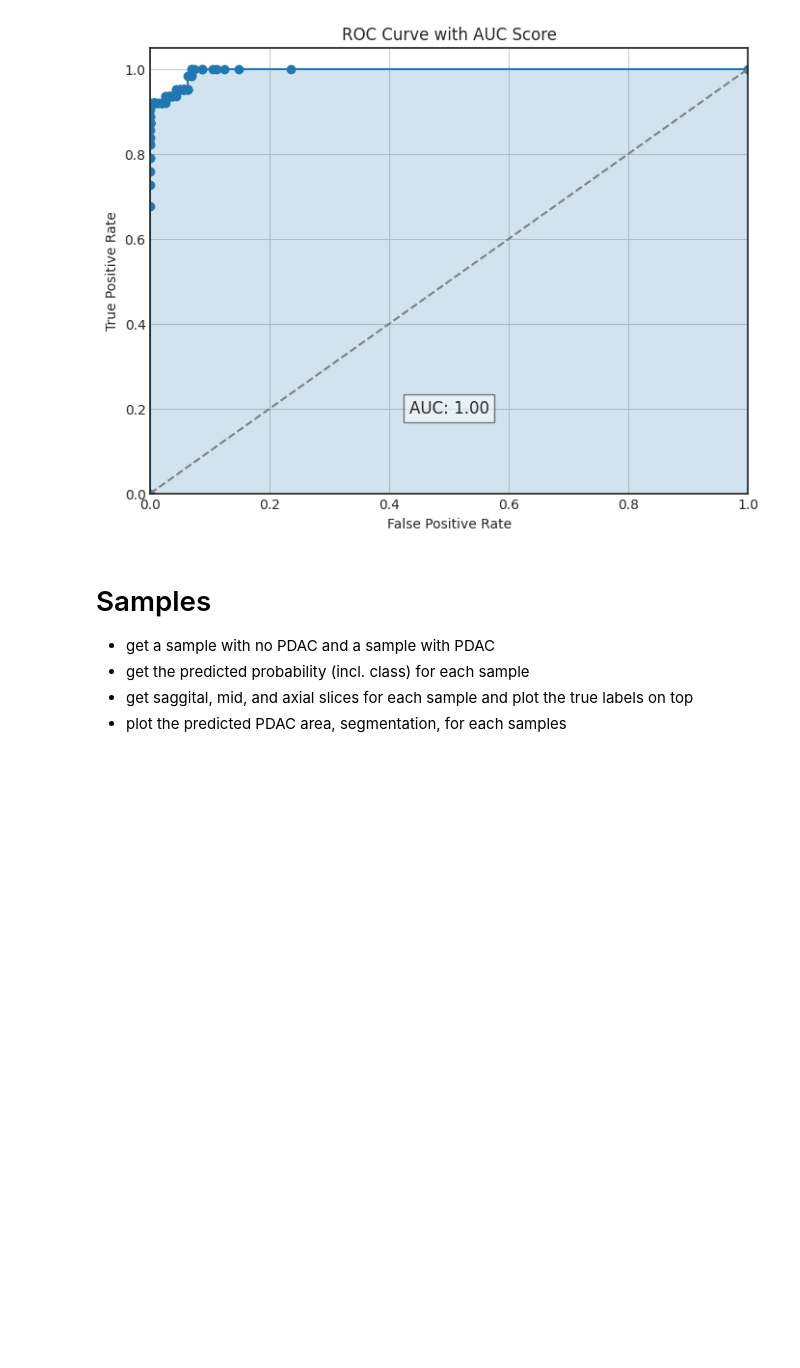
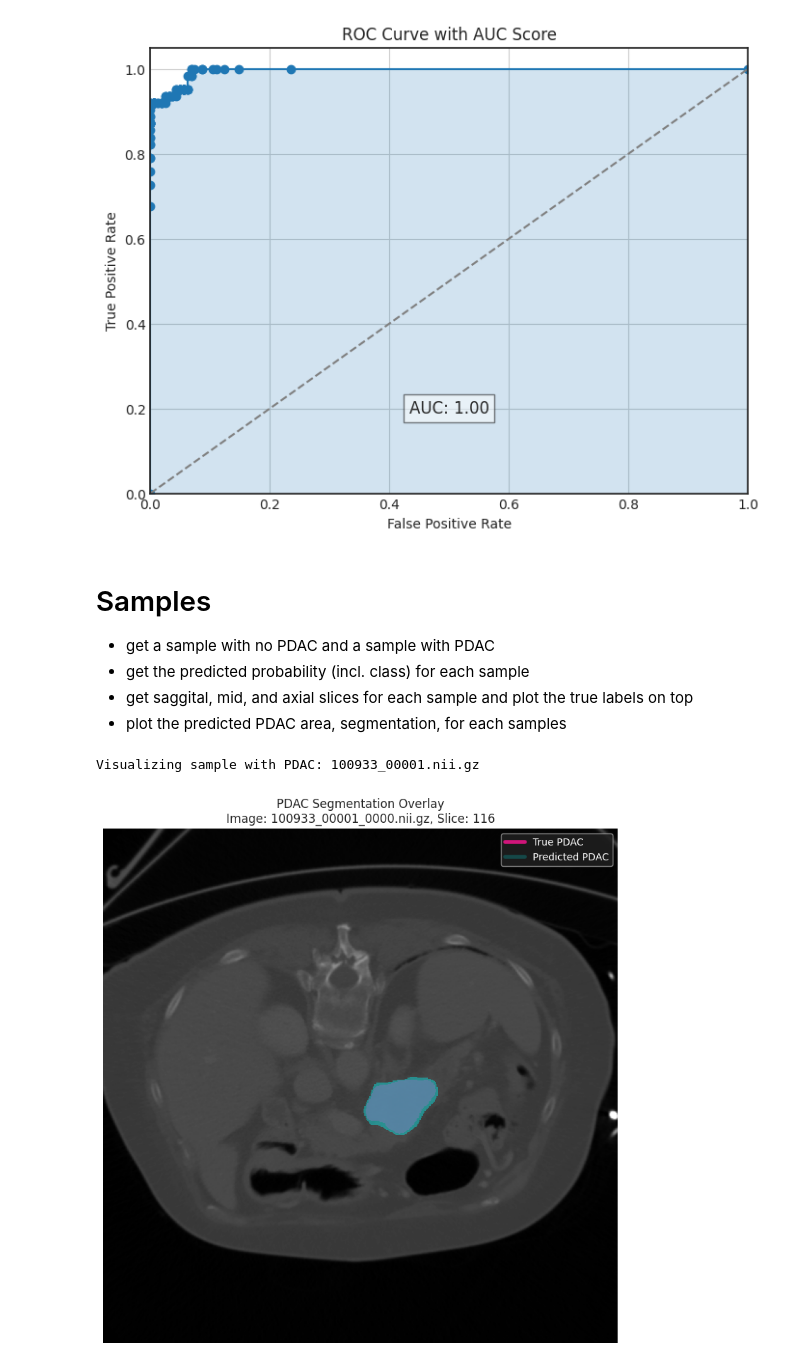
Before and after one commit to mirklys/PDAC_Detection_forked, a Jupyter notebook: test_model.ipynb, the cells around one changed output. Cells and saved outputs as stored; diff of their text form; code cells hidden in the pictures; blank space fills up the shorter version.

Commit message:
fixed the plots

```diff
--- a/test_model.ipynb
+++ b/test_model.ipynb
@@ -24,6 +26,6 @@ plt.style.use("seaborn-v0_8-white")
 # %%
 ROOT_DIR = os.getcwd() #
-WORKSPACE_DIR = os.path.join(ROOT_DIR, "workspace", "test")
+WORKSPACE_DIR = os.path.join(ROOT_DIR, "test")
 # %%
 IMAGE_DIR = os.path.join(WORKSPACE_DIR, "imagesTs")
 TRUE_LABEL_DIR = os.path.join(WORKSPACE_DIR, "labelsTs", "true")
@@ -43,7 +45,7 @@ LABEL_ANNOTATIONS = {
 # %%
 RESULTS_DIR = os.path.join(ROOT_DIR, "results")
 os.makedirs(RESULTS_DIR, exist_ok=True)
-LABEL_DISTRIBUTIONS_PATH = os.path.join(RESULTS_DIR, "label_distributions.pkl")
+LABEL_DISTRIBUTIONS_PATH = os.path.join(RESULTS_DIR, "label_distributions.npy")
 # %%
 pdac_likelihood_json_path = os.path.join(PREDICTED_RESULTS_DIR, "pdac-likelihood.json")
 try:
@@ -370,8 +376,7 @@ def plot_true_and_predicted_segmentation_overlay(
         ax.imshow(true_pdac_mask_slice, cmap=ListedColormap(["none", "deeppink"]), alpha=0.4, origin="lower", label="True PDAC")
     else:
         print(f"No true PDAC lesion found on slice {slice_idx} for {true_label_filename}.")
-        # Still add label for legend consistency if needed, or handle differently
-        # ax.plot([], [], color='deeppink', alpha=0.4, label="True PDAC (not present on slice)")
+        ax.plot([], [], color='deeppink', alpha=0.4, label="True PDAC (not present on slice)")
 
 
     # Overlay predicted PDAC lesion
@@ -381,7 +386,7 @@ def plot_true_and_predicted_segmentation_overlay(
         ax.imshow(predicted_pdac_map_slice, cmap=ListedColormap(["none", "cyan"]), alpha=0.4, origin="lower", label="Predicted PDAC")
     elif predicted_pdac_map_slice is not None:
         print(f"No predicted PDAC lesion found on slice {slice_idx} for {predicted_map_filename}.")
-        # ax.plot([], [], color='cyan', alpha=0.4, label="Predicted PDAC (not present on slice)")
+        ax.plot([], [], color='cyan', alpha=0.4, label="Predicted PDAC (not present on slice)")
 
 
     ax.set_title(f"PDAC Segmentation Overlay\nImage: {image_filename}, Slice: {slice_idx}")
@@ -389,46 +394,40 @@ def plot_true_and_predicted_segmentation_overlay(
     # Create legend handles manually for better control if overlays might be absent
     handles = []
     if np.sum(true_pdac_mask_slice) > 0: # Only add if present
-        handles.append(plt.Line2D([0], [0], color='deeppink', lw=4, alpha=0.6, label='True PDAC'))
+        handles.append(plt.Line2D([0], [0], color='deeppink', lw=4, alpha=0.8, label='True PDAC'))
     if predicted_pdac_map_slice is not None and np.sum(predicted_pdac_map_slice) > 0: # Only add if present
-        handles.append(plt.Line2D([0], [0], color='cyan', lw=4, alpha=0.6, label='Predicted PDAC'))
+        handles.append(plt.Line2D([0], [0], color='cyan', lw=4, alpha=0.2, label='Predicted PDAC'))
 
     if handles:
         ax.legend(handles=handles, loc="upper right")
     else: # No PDAC true or predicted on slice
-        ax.legend([plt.Line2D([0], [0], color='gray', lw=0, label='No PDAC detected on this slice')], loc="upper right")
+        # ax.legend([plt.Line2D([0], [0], color='gray', lw=0, label='No PDAC detected on this slice')], loc="upper right")
+        ax.legend(handles=[plt.Line2D([0], [0], color='gray', lw=0, label='No PDAC detected on this slice')], loc="upper right")
 
 
     plt.tight_layout()
     plt.show()
 # %%
 sample_to_plot = None
-if label_distributions_map:
-    # Try to find a PDAC positive sample from the label distributions
-    pdac_positive_samples = [
-        fname for fname, dist in label_distributions_map.items()
-        if dist.get(PDAC_LABEL_ID, 0) > 0
-    ]
-    if pdac_positive_samples:
-        sample_to_plot = pdac_positive_samples[0] # Plot the first one found
-        print(f"\nVisualizing sample with PDAC: {sample_to_plot}")
-    else:
-        print("\nNo PDAC-positive samples found in true labels for visualization example.")
-        # Optionally, pick any sample if none are PDAC positive
-        if true_label_files:
-             sample_to_plot = true_label_files[0]
-             print(f"Visualizing a PDAC-negative sample as fallback: {sample_to_plot}")
 
-if sample_to_plot:
-    plot_true_and_predicted_segmentation_overlay(
-        true_label_filename=sample_to_plot,
-        image_dir=IMAGE_DIR,
-        true_label_dir=TRUE_LABEL_DIR,
-        predicted_map_dir=PREDICTED_MAP_DIR, # Use the defined constant
-        pdac_label_id=PDAC_LABEL_ID,
-    )
-else:
-    print("No sample available to plot segmentation.")
+pdac_positive_samples = [
+    fname for fname, dist in label_distributions_map.items()
+    if dist.get(PDAC_LABEL_ID, 0) > 0
+]
+sample_to_plot = pdac_positive_samples[0]
+print(f"\nVisualizing sample with PDAC: {sample_to_plot}")
+
+
+plot_true_and_predicted_segmentation_overlay(
+    true_label_filename=sample_to_plot,
+    image_dir=IMAGE_DIR,
+    true_label_dir=TRUE_LABEL_DIR,
+    predicted_map_dir=PREDICTED_MAP_DIR, # Use the defined constant
+    pdac_label_id=PDAC_LABEL_ID,
+)
+# %% [output]
+Visualizing sample with PDAC: 100933_00001.nii.gz
+[figure, added]
 # %%
 CLASSIFICATION_THRESHOLD = 0.5
 
```
Also changed, not shown: parts of 15 cells of this notebook.
